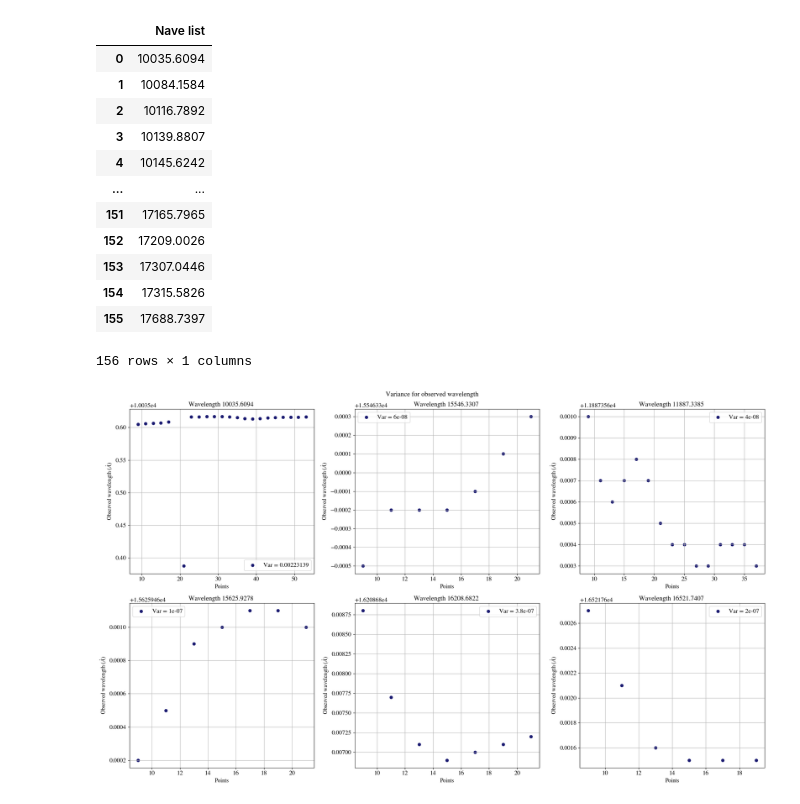
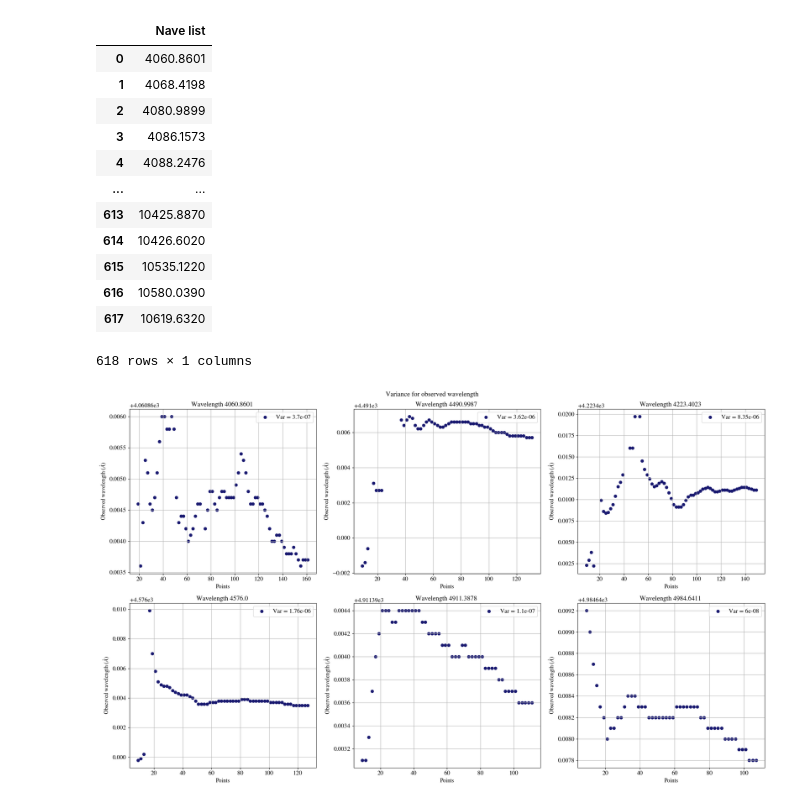
Before and after one commit to ccuellarn/Measurement-and-Characterization-of-Granulation-Patterns-in-the-IAG-Solar-Flux-Spectrum, a Jupyter notebook: Project/Characterization/Statistics/Statistical analysis.ipynb, the cells around one changed output. Drawn from its saved outputs; the diff is of its cells as text; code cells hidden in the pictures.

```diff
--- a/Project/Characterization/Statistics/Statistical analysis.ipynb
+++ b/Project/Characterization/Statistics/Statistical analysis.ipynb
@@ -28,8 +28,8 @@ params = {
 plt.rcParams.update(params)
 # %%
 #Data from vizier without treatment
-# raw_data = pd.read_csv(r"C:\Users\clauw\Documents\Programming\VIS_data_vizier.tsv", delimiter='\t',names=["Wave (cm)", "nFlux", "rFlux"])
-raw_data = pd.read_csv(r"C:\Users\clauw\Documents\Programming\NIR_data_vizier.tsv", delimiter='\t',names=["Wave (cm)", "nFlux", "rFlux"])
+raw_data = pd.read_csv(r"C:\Users\clauw\Documents\Programming\VIS_data_vizier.tsv", delimiter='\t',names=["Wave (cm)", "nFlux", "rFlux"])
+# raw_data = pd.read_csv(r"C:\Users\clauw\Documents\Programming\NIR_data_vizier.tsv", delimiter='\t',names=["Wave (cm)", "nFlux", "rFlux"])
 #Convert the wavelength in A cause its in cm^-1
 raw_data['Wave A'] = (10**(8))/raw_data['Wave (cm)']
 
@@ -37,23 +37,23 @@ raw_data['Wave A'] = (10**(8))/raw_data['Wave (cm)']
 raw_data = raw_data.sort_values('Wave A', ascending=True, na_position='first').reset_index(drop=True)
 # %%
 #Lines from the file of Clean lines
-# raw_lambda = pd.read_excel(r"C:\Users\clauw\Documents\Programming\Final-Project\Project\IAG Solar Flux Atlas\Visible range\Data\valores vacio Nave.xlsx", skiprows=10, usecols=[0], names=['Nave list'])
-raw_lambda = pd.read_excel(r"C:\Users\clauw\Documents\Programming\Final-Project\Project\IAG Solar Flux Atlas\Infrared range\Data\new_values_fe.xlsx")
+raw_lambda = pd.read_excel(r"C:\Users\clauw\Documents\Programming\Final-Project\Project\IAG Solar Flux Atlas\Visible range\Data\valores vacio Nave.xlsx", skiprows=10, usecols=[0], names=['Nave list'])
+# raw_lambda = pd.read_excel(r"C:\Users\clauw\Documents\Programming\Final-Project\Project\IAG Solar Flux Atlas\Infrared range\Data\new_values_fe.xlsx")
 raw_lambda
 # %% [output]
 |  | Nave list |
-| 0 | 10035.6094 |
-| 1 | 10084.1584 |
-| 2 | 10116.7892 |
-| 3 | 10139.8807 |
-| 4 | 10145.6242 |
+| 0 | 4060.8601 |
+| 1 | 4068.4198 |
+| 2 | 4080.9899 |
+| 3 | 4086.1573 |
+| 4 | 4088.2476 |
 | ... | ... |
-| 151 | 17165.7965 |
-| 152 | 17209.0026 |
-| 153 | 17307.0446 |
-| 154 | 17315.5826 |
-| 155 | 17688.7397 |
+| 613 | 10425.8870 |
+| 614 | 10426.6020 |
+| 615 | 10535.1220 |
+| 616 | 10580.0390 |
+| 617 | 10619.6320 |
-156 rows × 1 columns
+618 rows × 1 columns
 # %%
 #Find the minimum or the lambda in the spectrum
 def find_minimums(wave,flux,lamda):
@@ -173,25 +173,27 @@ def Fit_derivates(local_points,wave):
 # %%
 list_index = [0,72,35,78,120,138]
 
 fig5, axes = plt.subplots(2,3,figsize=(20,12))
 fig5.suptitle('Variance for observed wavelength')
 axes = axes.flatten()
 
 #Plot the cuadratic fit for each color
 for i, ax in enumerate(axes):
 
     new_local_points = arrange_lambda(list_index[i], local_points)
     Values = Fit_derivates(new_local_points,closer_lines['Fe line'].iloc[list_index[i]])
+    Values = Values[Values['Velocity']<700 ]
+    Values = Values[Values['Velocity']>-700 ]
     variance = np.var(Values['Observed wavelength'])
 
     ax.scatter(Values['Points'],Values["Observed wavelength"],label = 'Var = {}'.format(round(variance,8)),c='midnightblue')
 
     ax.set_title(r'Wavelength {} '.format(Values["Emitted wavelength"].iloc[0]))
     ax.set_ylabel(r'Observed wavelength $(\mathring{A})$')
     ax.set_xlabel(r'Points')
     ax.grid()
     ax.legend()
 
 fig5.tight_layout()
 # %% [output]
-[figure, old version]
+[figure, new version]
```
Also changed, not shown: 7 other files.
